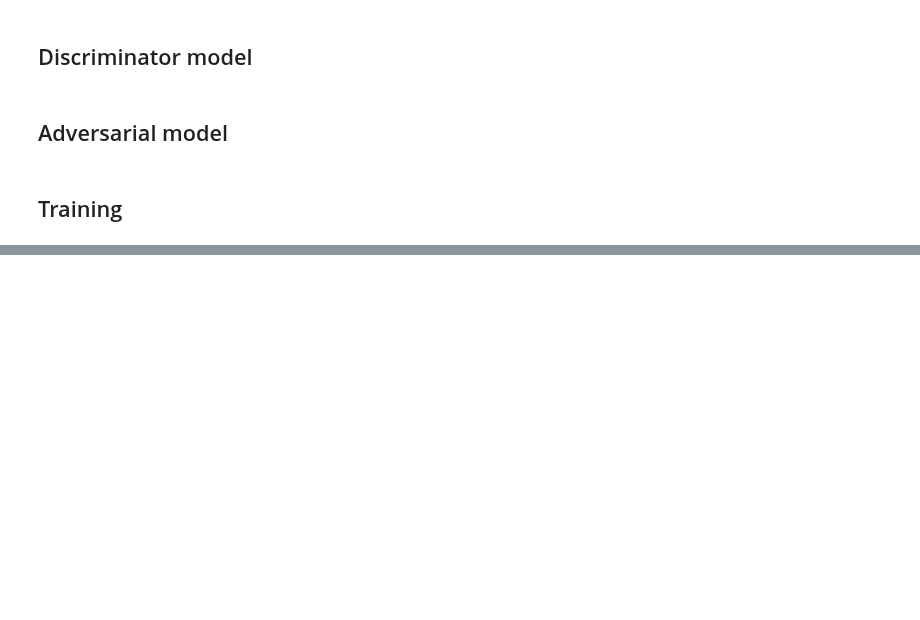
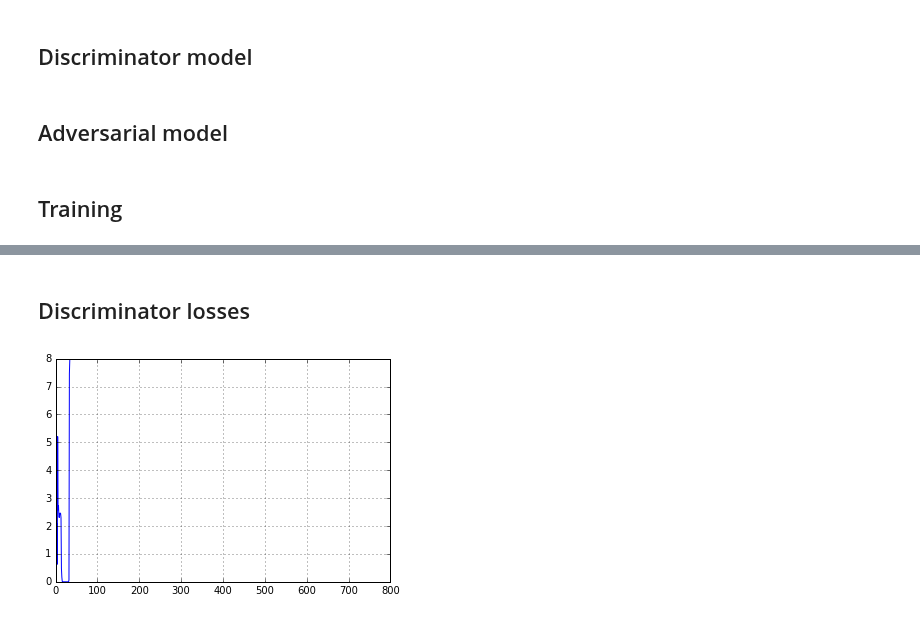
Before and after one commit to robolamp/SleepingCalligrapher, a Jupyter notebook: digits_gen.ipynb, the cells around one changed output, grey strips where cells are left out. Drawn from its saved outputs; the diff is of its cells as text; code cells hidden in the pictures; blank space fills up the shorter version.

Commit message:
Issue #3: Discriminator losses are too high

```diff
--- a/digits_gen.ipynb
+++ b/digits_gen.ipynb
@@ -183,10 +183,10 @@ advmodel.compile(loss='binary_crossentropy',
 ## Training
 # %%
 batch_size = 128
-train_iters = 100
+train_iters = 750
 
-disc_losses = []
-adv_losses = []
+disc_losses = {"loss": [], "acc": []}
+adv_losses = {"loss": [], "acc": []}
 
 for i in range(train_iters):
     # Get random real images
@@ -203,7 +203,8 @@ for i in range(train_iters):
                         np.ones((batch_size, 1))))
     # Train discriminator on composed data
     dics_loss = discmodel.train_on_batch(x, y)
-    disc_losses.append(dics_loss)
+    disc_losses["loss"].append(dics_loss[0])
+    disc_losses["acc"].append(dics_loss[1])
 
     # Compose trainig data for adversarial net
     noise = np.random.uniform(-1.0, 1.0,
@@ -211,8 +212,11 @@ for i in range(train_iters):
     y = np.ones([batch_size, 1])
     # Train adversarial net on composed data
     adv_loss = advmodel.train_on_batch(noise, y)
-    adv_losses.append(adv_loss)
+    adv_losses["loss"].append(adv_loss[0])
+    adv_losses["acc"].append(adv_loss[1])
 
     # Print results
-    print("Trained on {}th bath of {} | Disc loss: {} | Adv loss {}".format(i, train_iters, dics_loss, adv_loss))
+    print("{}th batch of {} |Disc loss {} |Disc acc {} |Adv loss {} |Adv acc {}".format(i, train_iters,
+                                                                                       dics_loss[0], dics_loss[1],
+                                                                                       adv_loss[0], adv_loss[1]))
 # %% [output]
@@ -235,0 +240,7 @@ Trained on 99th bath of 100 | Disc loss: [7.9711924, 0.5] | Adv loss [1.1920933e
+# %% [markdown]
+## Discriminator losses
+# %%
+plt.plot(list(range(train_iters)), disc_losses["loss"])
+plt.grid()
+# %% [output]
+[figure, added]
```
Also changed, not shown: parts of 3 cells of this notebook.
